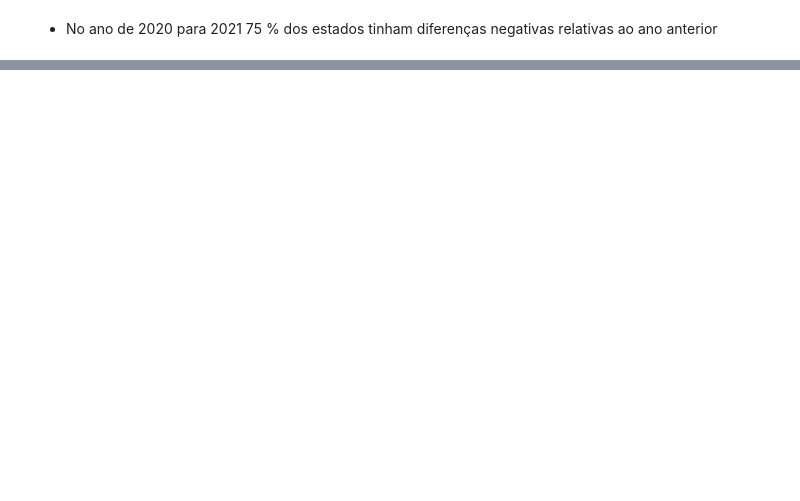
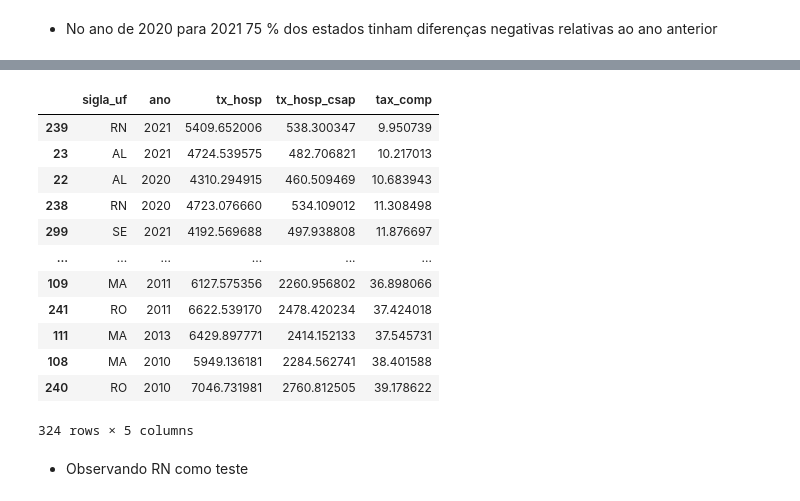
Before and after one commit to CyberBantu/Analise-de-Cobertura-Vacinal, a Jupyter notebook: Analise_Cobertura_Vacinal.ipynb, the cells around one changed output, grey strips where cells are left out. Cells and saved outputs as stored; diff of their text form; code cells hidden in the pictures; blank space fills up the shorter version.

```diff
--- a/Analise_Cobertura_Vacinal.ipynb
+++ b/Analise_Cobertura_Vacinal.ipynb
@@ -489,0 +617,19 @@ sns.boxplot(data = df_diff, x = 'diff_2020_2021')
+# %%
+# Colocando ordenamento nos dados
+agrup_tx_hospitalidade.sort_values(by = 'tax_comp')
+# %% [output]
+|  | sigla_uf | ano | tx_hosp | tx_hosp_csap | tax_comp |
+| 239 | RN | 2021 | 5409.652006 | 538.300347 | 9.950739 |
+| 23 | AL | 2021 | 4724.539575 | 482.706821 | 10.217013 |
+| 22 | AL | 2020 | 4310.294915 | 460.509469 | 10.683943 |
+| 238 | RN | 2020 | 4723.076660 | 534.109012 | 11.308498 |
+| 299 | SE | 2021 | 4192.569688 | 497.938808 | 11.876697 |
+| ... | ... | ... | ... | ... | ... |
+| 109 | MA | 2011 | 6127.575356 | 2260.956802 | 36.898066 |
+| 241 | RO | 2011 | 6622.539170 | 2478.420234 | 37.424018 |
+| 111 | MA | 2013 | 6429.897771 | 2414.152133 | 37.545731 |
+| 108 | MA | 2010 | 5949.136181 | 2284.562741 | 38.401588 |
+| 240 | RO | 2010 | 7046.731981 | 2760.812505 | 39.178622 |
+324 rows × 5 columns
+# %% [markdown]
+* Observando RN como teste
```
Also changed, not shown: parts of 26 cells of this notebook.
